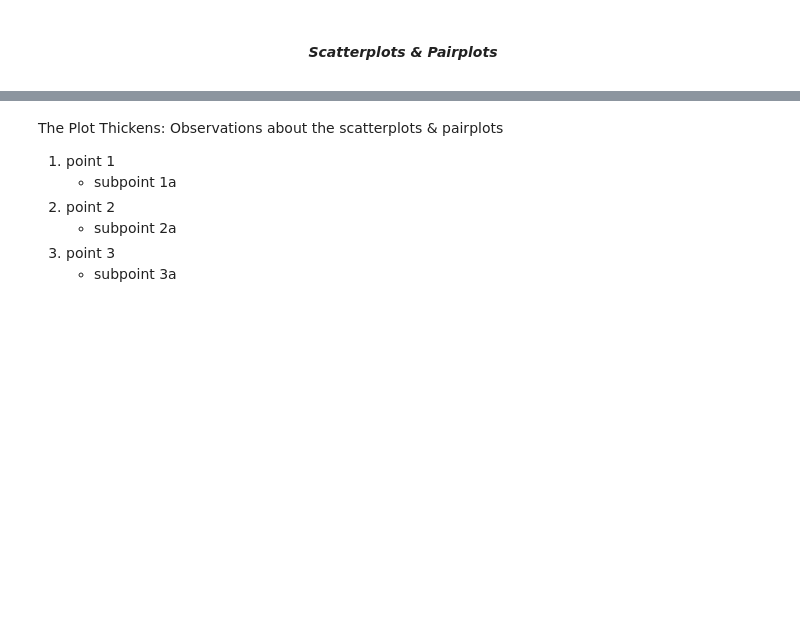
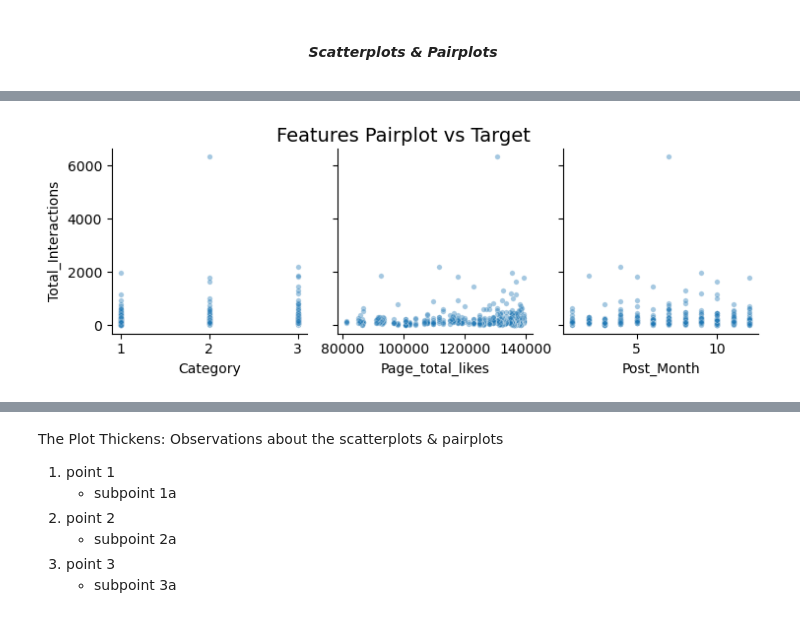
Before and after one commit to winni-datadiva/Fb-Metrics-Modeling, a Jupyter notebook: N0tebooks/Facebook Metrics EDA.ipynb, the cells around one changed output, grey strips where cells are left out. Saved outputs shown, nothing was run; the diff lists cells and outputs as text; code cells hidden in the pictures; blank space fills up the shorter version.

```diff
--- a/N0tebooks/Facebook Metrics EDA.ipynb
+++ b/N0tebooks/Facebook Metrics EDA.ipynb
@@ -216,0 +425,10 @@ Observations about heatmap
+# %%
+# Pairplot of features vs target part 1
+sns.pairplot(df, y_vars=['Total_Interactions'],
+    x_vars =['Category', 'Page_total_likes', 'Post_Month'],
+    plot_kws={'alpha': 0.4, 's': 15})
+
+plt.suptitle('Features Pairplot vs Target', fontsize=14, y=1.05)
+plt.show()
+# %% [output]
+[figure, added]
```
Also changed, not shown: parts of 53 cells of this notebook.
